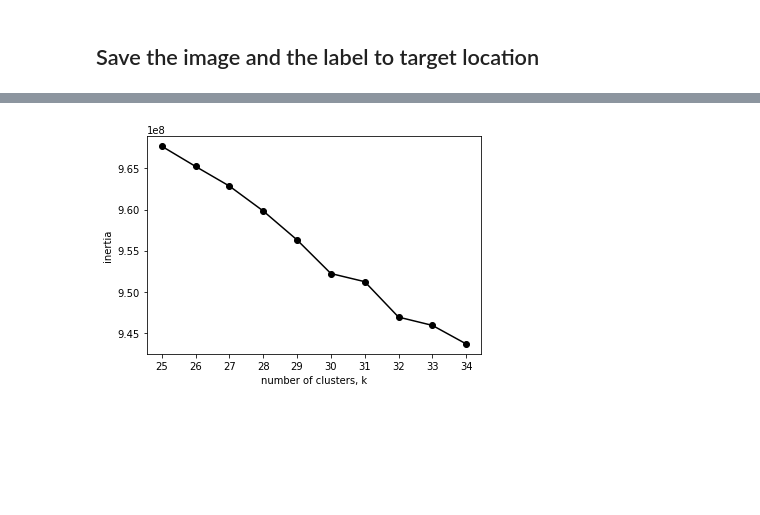
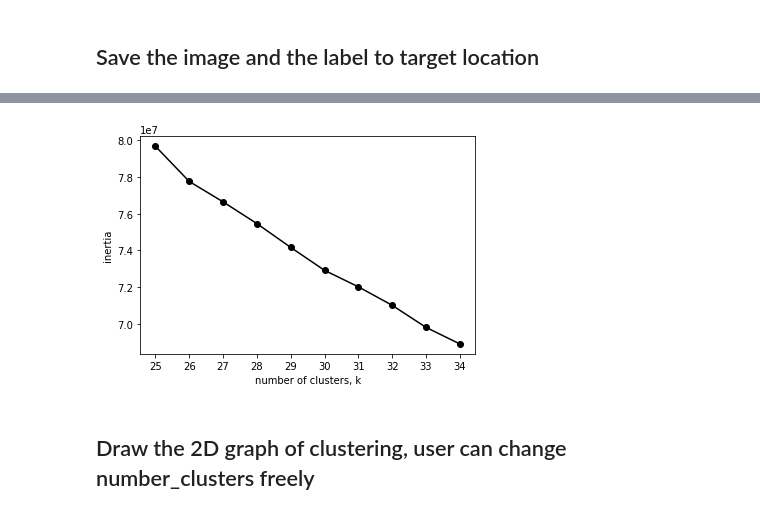
Before and after one commit to yedkk/Deep-learning-project-with-computer-vision, a Jupyter notebook: kmean.ipynb, the cells around one changed output, grey strips where cells are left out. Cells and saved outputs as stored; diff of their text form; code cells hidden in the pictures; blank space fills up the shorter version.

```diff
--- a/kmean.ipynb
+++ b/kmean.ipynb
@@ -64 +80,20 @@ for i, m in enumerate(kmeans.labels_):
+# %%
+ks = range(25, 35)
+inertias = []
+for k in ks:
+    # Create a KMeans instance with k clusters: model
+    kmeans = KMeans(n_clusters=k, random_state=0)
+    kmeans.fit(pca)
+    # Append the inertia to the list of inertias
+    inertias.append(kmeans.inertia_)
+
+plt.plot(ks, inertias, '-o', color='black')
+plt.xlabel('number of clusters, k')
+plt.ylabel('inertia')
+plt.xticks(ks)
+plt.show()
+# %% [output]
+[figure, added]
+# %% [markdown]
+## Draw the 2D graph of clustering, user can change number_clusters freely
 # %%
@@ -68,17 +108,0 @@ pca = PCA(n_components=n_digits).fit_transform(featurelist)
-# %%
-ks = range(25, 35)
-inertias = []
-for k in ks:
-    # Create a KMeans instance with k clusters: model
-    model = KMeans(n_clusters=k, random_state=0).fit(np.array(featurelist))
-
-    # Append the inertia to the list of inertias
-    inertias.append(model.inertia_)
-
-plt.plot(ks, inertias, '-o', color='black')
-plt.xlabel('number of clusters, k')
-plt.ylabel('inertia')
-plt.xticks(ks)
-plt.show()
-# %% [output]
-[figure, removed]
```
Also changed, not shown: parts of 26 cells of this notebook.
